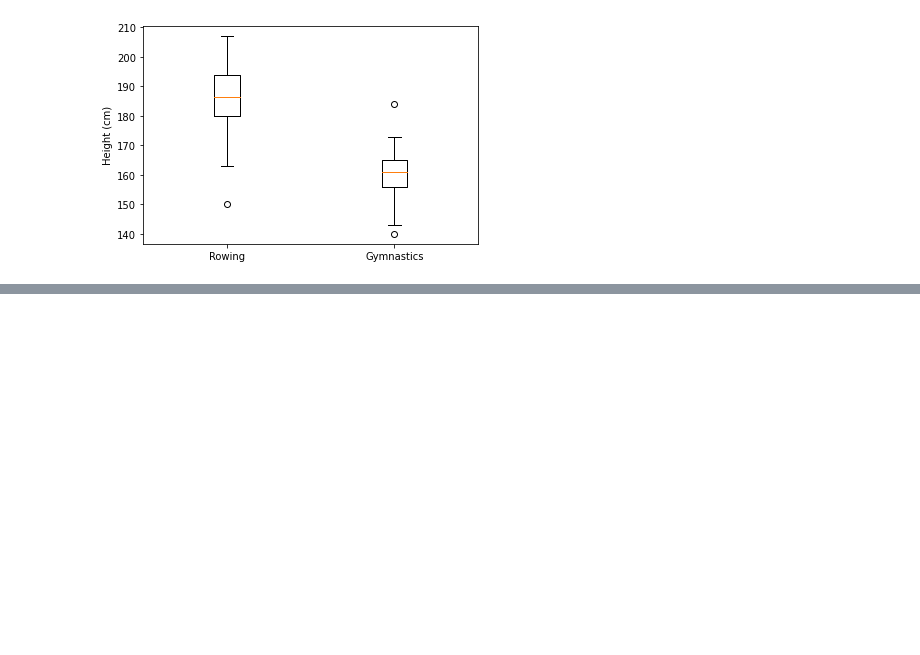
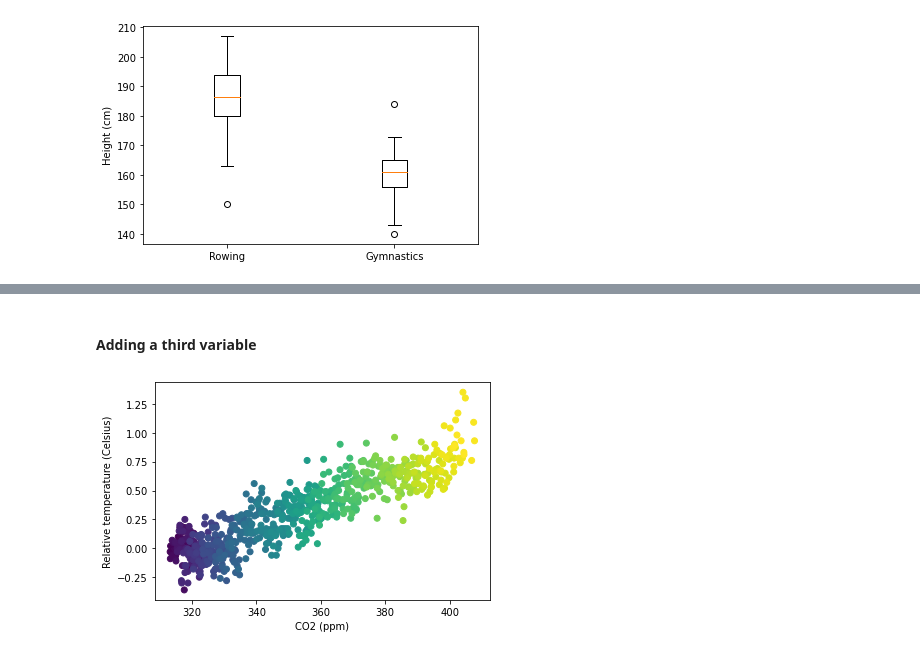
Before and after one commit to JuanFeA98/DataCamp, a Jupyter notebook: Visualization wih Matplotlib/03. Quantitative comparisons.ipynb, the cells around one changed output, grey strips where cells are left out. Saved outputs shown, nothing was run; the diff lists cells and outputs as text; code cells hidden in the pictures; blank space fills up the shorter version.

```diff
--- a/Visualization wih Matplotlib/03. Quantitative comparisons.ipynb
+++ b/Visualization wih Matplotlib/03. Quantitative comparisons.ipynb
@@ -108,0 +147,13 @@ plt.show()
+# %% [markdown]
+#### **Adding a third variable**
+# %%
+fig, ax = plt.subplots()
+
+ax.scatter(df['co2'], df['relative_temp'], c=df.index)
+
+ax.set_xlabel('CO2 (ppm)')
+ax.set_ylabel('Relative temperature (Celsius)')
+
+plt.show()
+# %% [output]
+[figure, added]
```
Also changed, not shown: parts of 7 cells of this notebook.
